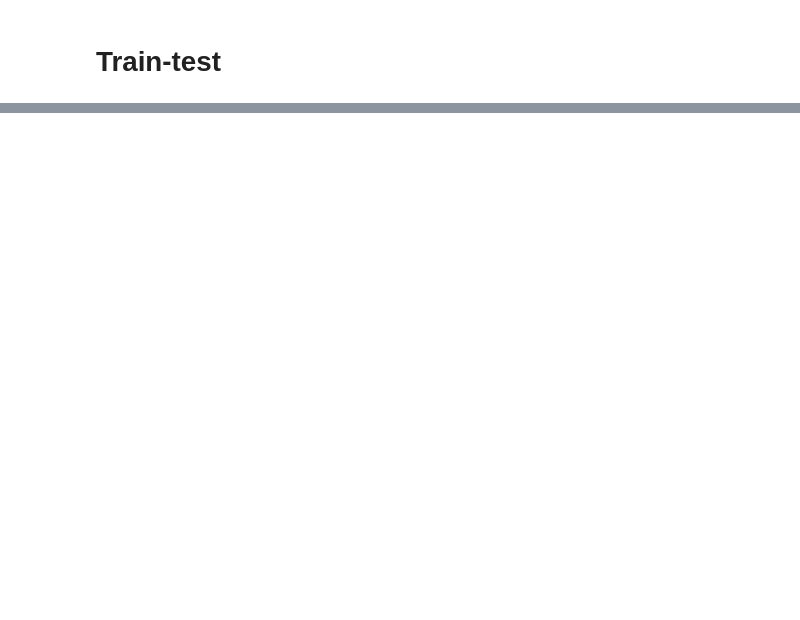
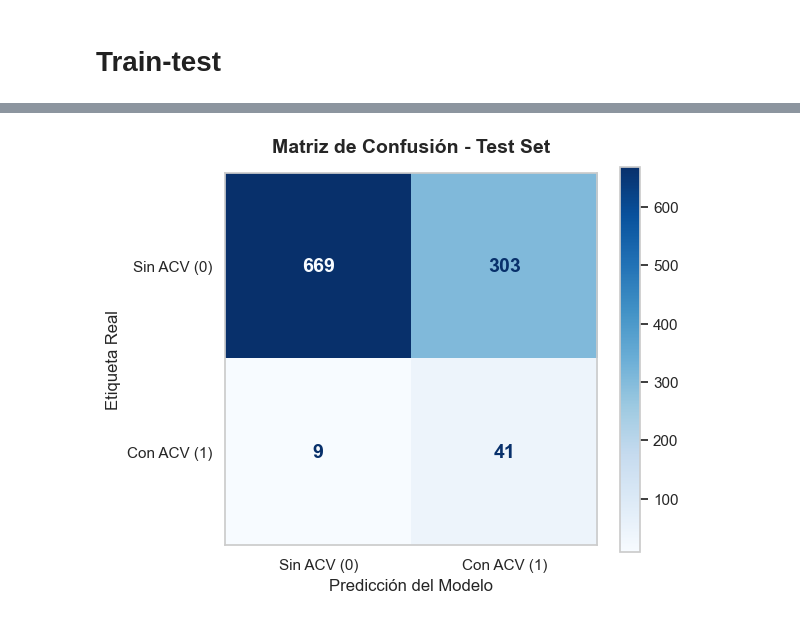
Before and after one commit to Juanmora29/AA2_TP1_Grupo2, a Jupyter notebook: Problema1/1_clasificacion_binaria.ipynb, the cells around one changed output, grey strips where cells are left out. Cells and saved outputs as stored; diff of their text form; code cells hidden in the pictures; blank space fills up the shorter version.

```diff
--- a/Problema1/1_clasificacion_binaria.ipynb
+++ b/Problema1/1_clasificacion_binaria.ipynb
@@ -313,2 +308,0 @@ Setting a gradient palette using color= is deprecated and will be removed in v0.
-# %%
-data['ever_married'] = data['ever_married'].map({'Yes': 1, 'No': 0})
@@ -796,0 +359,27 @@ weighted avg       0.94      0.71      0.79      1022
+# %%
+# ==========================================
+# 3.1 PARTICIÓN DE VALIDACIÓN Y TRANSFORMACIÓN
+# ==========================================
+# Separamos un 15% del X_train original para Validación
+X_train_sub, X_val, y_train_sub, y_val = train_test_split(
+    X_train, y_train,
+    test_size=0.15,
+    random_state=42,
+    stratify=y_train
+)
+
+# APLICAMOS EL PIPELINE (Cero Data Leakage)
+# Hacemos FIT y TRANSFORM solo en los datos de entrenamiento
+X_train_prep = preprocessor.fit_transform(X_train_sub)
+
+# Hacemos SOLO TRANSFORM en validación y test
+X_val_prep = preprocessor.transform(X_val)
+X_test_prep = preprocessor.transform(X_test)
+
+# Convertimos las etiquetas a formato numpy array para PyTorch
+y_train_arr = y_train_sub.values
+y_val_arr = y_val.values
+y_test_arr = y_test.values
+
+print(f"Dimensiones de entrada a la red neuronal: {X_train_prep.shape[1]} características.")
+print("Datos preprocesados y listos para PyTorch.")
@@ -796,0 +655,18 @@ weighted avg       0.94      0.71      0.79      1022
+# %%
+from sklearn.metrics import confusion_matrix, ConfusionMatrixDisplay
+
+# Generamos la Matriz
+cm = confusion_matrix(y_test_arr, y_pred_test)
+
+# Graficamos
+fig, ax = plt.subplots(figsize=(6, 5))
+disp = ConfusionMatrixDisplay(confusion_matrix=cm, display_labels=['Sin ACV (0)', 'Con ACV (1)'])
+disp.plot(cmap='Blues', ax=ax, values_format='d', text_kw={'fontsize': 14, 'fontweight': 'bold'})
+
+plt.title('Matriz de Confusión - Test Set', fontsize=14, fontweight='bold', pad=15)
+plt.xlabel('Predicción del Modelo', fontsize=12)
+plt.ylabel('Etiqueta Real', fontsize=12)
+plt.grid(False)
+plt.show()
+# %% [output]
+[figure, added]
```
Also changed, not shown: parts of 38 cells of this notebook.
